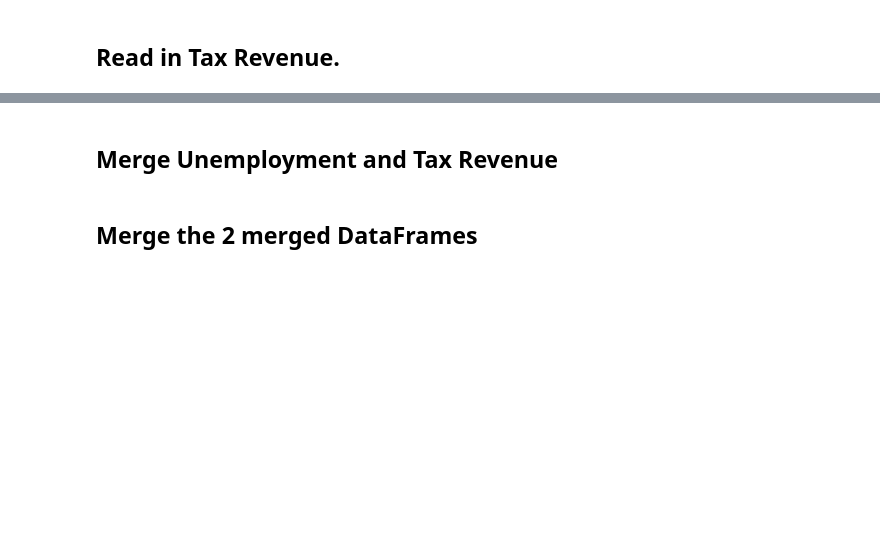
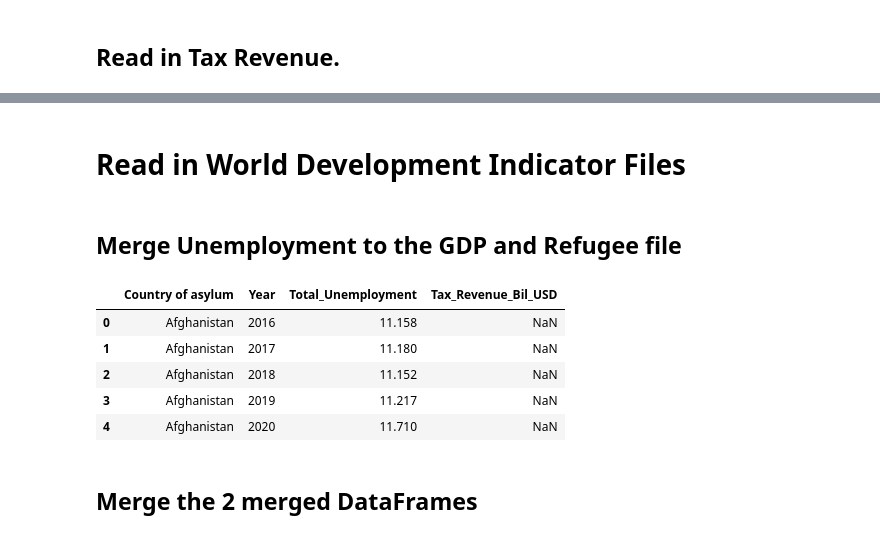
Before and after one commit to Tim-O-Neill/Ukrainian-Refugees, a Jupyter notebook: code/01_data_cleaning/01_Merge_data.ipynb, the cells around one changed output, grey strips where cells are left out. Saved outputs shown, nothing was run; the diff lists cells and outputs as text; code cells hidden in the pictures; blank space fills up the shorter version.

Commit message:
new data

```diff
--- a/code/01_data_cleaning/01_Merge_data.ipynb
+++ b/code/01_data_cleaning/01_Merge_data.ipynb
@@ -182,9 +200,9 @@ combo_df.head()
 # %% [markdown]
 ## Read in Unemployment Data
 # %%
-df_ue = pd.read_csv('../../data/Unemployment API_SL.UEM.TOTL.ZS_DS2_en_csv_v2_3731354/cleaned_ue.csv')
-df_ue.drop(columns ='Unnamed: 0', inplace=True)
-df_ue.head(10)
+# df_ue = pd.read_csv('../../data/Unemployment API_SL.UEM.TOTL.ZS_DS2_en_csv_v2_3731354/cleaned_ue.csv')
+# df_ue.drop(columns ='Unnamed: 0', inplace=True)
+# df_ue.head(10)
 # %% [output]
 |  | Country of asylum | Year | Total_Unemployment |
 | 0 | Afghanistan | 2016 | 11.158000 |
@@ -211,2 +284,4 @@ df_ue.head()
+# %% [markdown]
+# Read in World Development Indicator Files
 # %% [markdown]
-## Merge Unemployment and Tax Revenue
+## Merge Unemployment to the GDP and Refugee file
@@ -213,2 +290,12 @@ df_ue.head()
+# %%
+merge_df = pd.merge(df_ue, df_tax, how="left", on=['Country of asylum','Year'])
+merge_df.head()
+# %% [output]
+|  | Country of asylum | Year | Total_Unemployment | Tax_Revenue_Bil_USD |
+| 0 | Afghanistan | 2016 | 11.158 | NaN |
+| 1 | Afghanistan | 2017 | 11.180 | NaN |
+| 2 | Afghanistan | 2018 | 11.152 | NaN |
+| 3 | Afghanistan | 2019 | 11.217 | NaN |
+| 4 | Afghanistan | 2020 | 11.710 | NaN |
 # %% [markdown]
 ## Merge the 2 merged DataFrames
```
Also changed, not shown: parts of 17 cells of this notebook, 2 other files.
